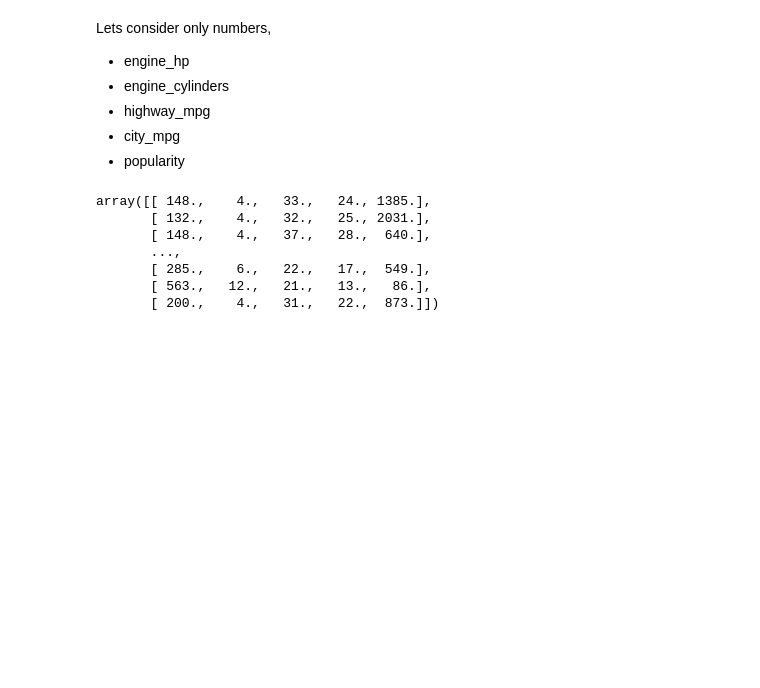
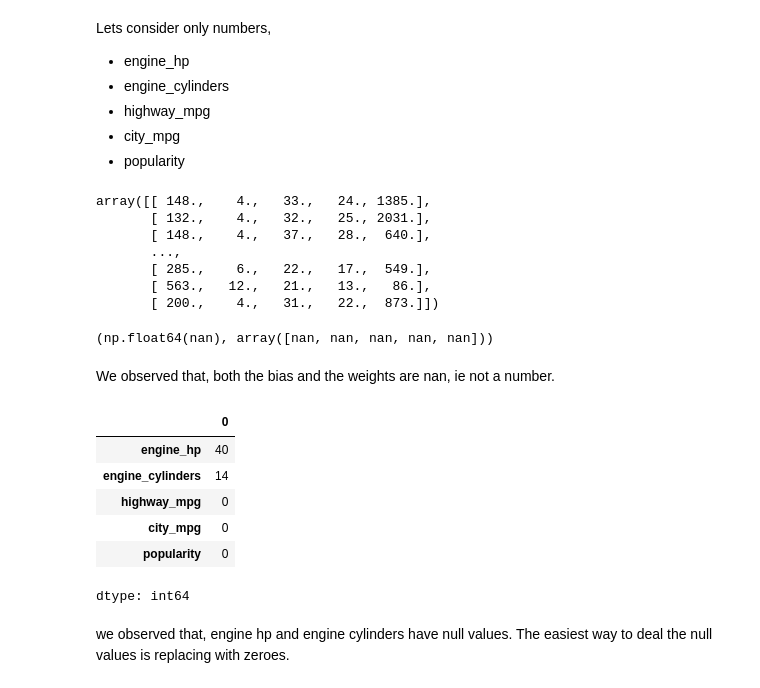
Before and after one commit to asmipandey18/Machine_learning, a Jupyter notebook: Regression_ML.ipynb, the cells around one changed output. Saved outputs shown, nothing was run; the diff lists cells and outputs as text; code cells hidden in the pictures; blank space fills up the shorter version.

```diff
--- a/Regression_ML.ipynb
+++ b/Regression_ML.ipynb
@@ -727,0 +732,18 @@ array([[ 148.,    4.,   33.,   24., 1385.],
+# %%
+w0, w
+# %% [output]
+(np.float64(nan), array([nan, nan, nan, nan, nan]))
+# %% [markdown]
+We observed that, both the bias and the weights are nan, ie not a number.
+# %%
+df_train[base].isnull().sum()
+# %% [output]
+|  | 0 |
+| engine_hp | 40 |
+| engine_cylinders | 14 |
+| highway_mpg | 0 |
+| city_mpg | 0 |
+| popularity | 0 |
+dtype: int64
+# %% [markdown]
+we observed that, engine hp and engine cylinders have null values. The easiest way to deal the null values is replacing with zeroes.
```
Also changed, not shown: parts of 40 cells of this notebook.
